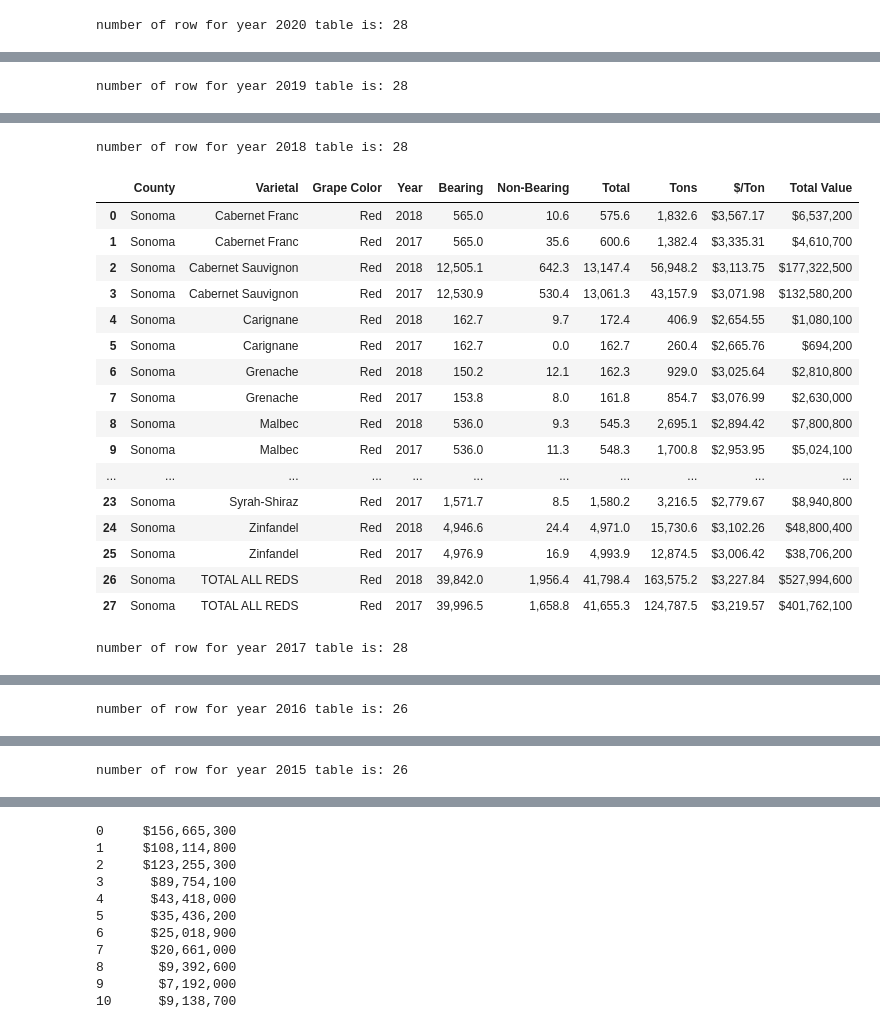
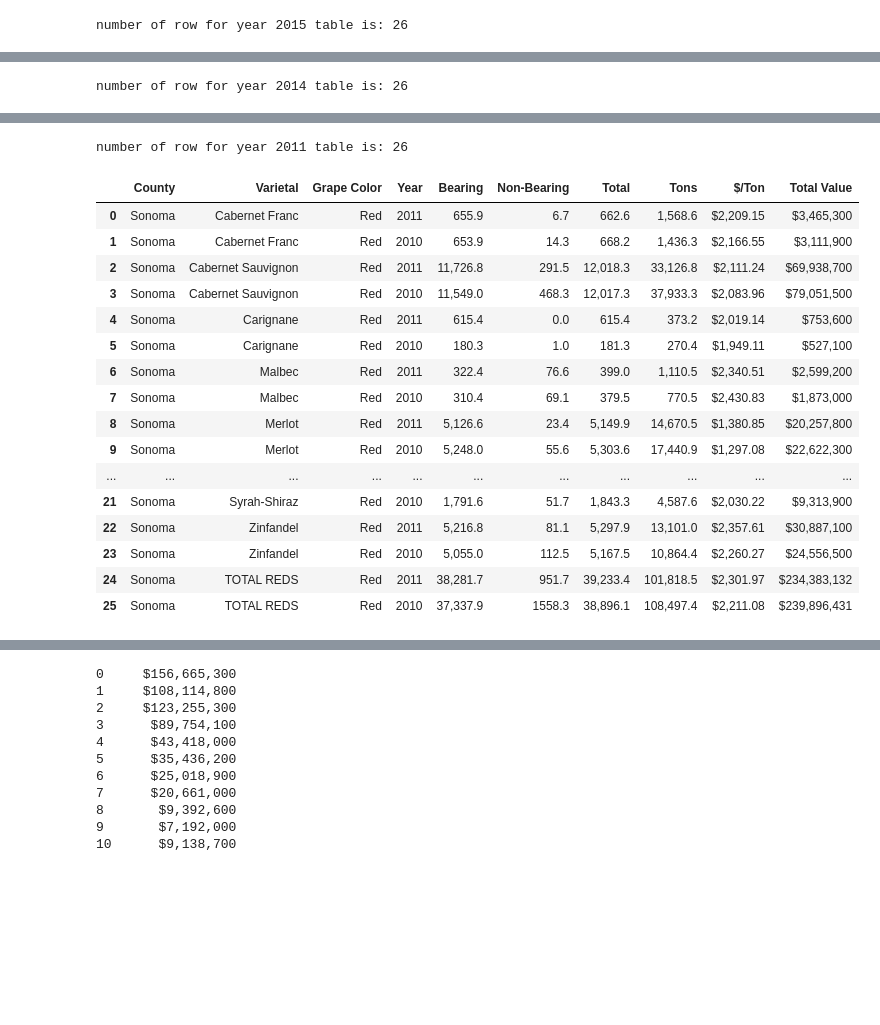
Before and after one commit to oscar6688/Farm-Smoke-Project, a Jupyter notebook: 2010s-2020s_sonoma.ipynb, the cells around one changed output, grey strips where cells are left out. Saved outputs shown, nothing was run; the diff lists cells and outputs as text; code cells hidden in the pictures; blank space fills up the shorter version.

```diff
--- a/2010s-2020s_sonoma.ipynb
+++ b/2010s-2020s_sonoma.ipynb
@@ -17,7 +19,7 @@ import camelot
 # If encounter SSL certify error - go to your Python 3.x.x folder and install Certification
 # %%
 csv = pd.read_csv('farm_smoke.csv')
-sonoma_data = csv.query('County == "Sonoma" and Year >= 2015').copy().reset_index(drop=True)
+sonoma_data = csv.query('County == "Sonoma" and Year >= 2011').copy().reset_index(drop=True)
 sonoma_data
 # %% [output]
 |  | County | Year | Links |
@@ -184,7 +267,16 @@ for link, year in zip(urls, sonoma_data['Year']):
 # %%
-def rename_replace_varietal_column(data):
+def rename_replace_varietal_column(table, year):
     new_columns = ['Varietal', 'Year', 'Bearing' , 'Non-Bearing', 'Total', 'Tons', '$/Ton', 'Total Value']
     data = table.rename(columns=dict(zip(table.columns,new_columns)))
+
+    if year == 2011:
+        # 2011 specific fixes
+        data.loc[24][0] = data.loc[25][0]
+        data.loc[27][0] = data.loc[28][0]
+        data.loc[28][0] = ''
+
+        # data drop empty row
+        data = data.query("Year != '' and Bearing != '' and Total != '' and Tons != ''")
 
     data['Varietal'] = data['Varietal'].replace('Mataro/', 'Mataro/Mouvedere')
     data['Varietal'] = data['Varietal'].replace('Cabernet', 'Cabernet Sauvignon')
@@ -203,6 +295,7 @@ def rename_replace_varietal_column(data):
     return data
 
 def add_shift_county_color_column(data):
+
     # add columns to last and pop
     data['County'] = 'Sonoma'
     first_column = data.pop('County')
@@ -227,6 +320,22 @@ def fix_incorrect_digits(data, year):
         data['Total'].str.replace('--', '0.0', regex=False)
         data['$/Ton'].str.replace(' .', '.', regex=False)
         data['Total Value'].str.replace(' ', ',')
+    elif year == 2011:
+        # for 2011 only
+        data['Bearing'] = data['Bearing'].str.replace(' ', '.')
+        data['Non-Bearing'] = data['Non-Bearing'].str.replace(' ', '.')
+        data['Total'] = data['Total'].str.replace(' ', '.')
+        data['Tons'] = data['Tons'].str.replace(' ', '.')
+        data['$/Ton'] = data['$/Ton'].str.replace(' ', '')
+        # data['Total Value'] = data['Total Value'].str.replace(' ', ',')
+
+        # specific for 2011
+        data['Bearing'] = data['Bearing'].str.replace('*', '', regex=False)
+        data['Tons'] = data['Tons'].str.replace('*', '', regex=False)
+        data['$/Ton'] = data['$/Ton'].str.replace('*', '', regex=False)
+        data['Total Value'] = data['Total Value'].str.replace('\n', '', regex=False)
+        data['Total Value'] = data['Total Value'].str.replace('(a)  $ ', '$', regex=False)
+        data['Total Value'] = data['Total Value'].str.replace('*', '', regex=False)
     else:
         data['Bearing'] = data['Bearing'].str.replace(' ', '.')
         data['Non-Bearing'] = data['Non-Bearing'].str.replace(' ', '.')
@@ -247,7 +356,7 @@ for table, year in zip(table_list, sonoma_data['Year']):
         table.drop([0,1,2], axis=0, inplace=True)
 
         # rename column names
-        data_varietal_replaced = rename_replace_varietal_column(table)
+        data_varietal_replaced = rename_replace_varietal_column(table, year)
         data_shifted = add_shift_county_color_column(data_varietal_replaced)
 
         # if exist a string that has empty space, add a '.' to complete the number
@@ -255,12 +364,13 @@ for table, year in zip(table_list, sonoma_data['Year']):
 
         print(f'number of row for year {year} table is: {len(data)}')
 
-        display(data)
-    elif year <= 2016:
+        # display(data)
+    # skips 2012 and 2013, their PDFs are not extractable
+    elif year <= 2016 and year != 2013 and year != 2012:
         table.drop([0,1], axis=0, inplace=True)
 
         # rename column names
-        data_varietal_replaced = rename_replace_varietal_column(table)
+        data_varietal_replaced = rename_replace_varietal_column(table, year)
         data_shifted = add_shift_county_color_column(data_varietal_replaced)
 
         # if exist a string that has empty space, add a '.' to complete the number
@@ -290,2 +405,2 @@ number of row for year 2021 table is: 28
-number of row for year 2020 table is: 28
+number of row for year 2015 table is: 26
 |  | County | Varietal | Grape Color | Year | Bearing | Non-Bearing | Total | Tons | $/Ton | Total Value |
@@ -308,2 +423,2 @@ number of row for year 2020 table is: 28
-number of row for year 2019 table is: 28
+number of row for year 2014 table is: 26
 |  | County | Varietal | Grape Color | Year | Bearing | Non-Bearing | Total | Tons | $/Ton | Total Value |
@@ -326,19 +441,18 @@ number of row for year 2019 table is: 28
-number of row for year 2018 table is: 28
+number of row for year 2011 table is: 26
 |  | County | Varietal | Grape Color | Year | Bearing | Non-Bearing | Total | Tons | $/Ton | Total Value |
-| 0 | Sonoma | Cabernet Franc | Red | 2018 | 565.0 | 10.6 | 575.6 | 1,832.6 | $3,567.17 | $6,537,200 |
-| 1 | Sonoma | Cabernet Franc | Red | 2017 | 565.0 | 35.6 | 600.6 | 1,382.4 | $3,335.31 | $4,610,700 |
-| 2 | Sonoma | Cabernet Sauvignon | Red | 2018 | 12,505.1 | 642.3 | 13,147.4 | 56,948.2 | $3,113.75 | $177,322,500 |
-| 3 | Sonoma | Cabernet Sauvignon | Red | 2017 | 12,530.9 | 530.4 | 13,061.3 | 43,157.9 | $3,071.98 | $132,580,200 |
-| 4 | Sonoma | Carignane | Red | 2018 | 162.7 | 9.7 | 172.4 | 406.9 | $2,654.55 | $1,080,100 |
-| 5 | Sonoma | Carignane | Red | 2017 | 162.7 | 0.0 | 162.7 | 260.4 | $2,665.76 | $694,200 |
-| 6 | Sonoma | Grenache | Red | 2018 | 150.2 | 12.1 | 162.3 | 929.0 | $3,025.64 | $2,810,800 |
-| 7 | Sonoma | Grenache | Red | 2017 | 153.8 | 8.0 | 161.8 | 854.7 | $3,076.99 | $2,630,000 |
-| 8 | Sonoma | Malbec | Red | 2018 | 536.0 | 9.3 | 545.3 | 2,695.1 | $2,894.42 | $7,800,800 |
-| 9 | Sonoma | Malbec | Red | 2017 | 536.0 | 11.3 | 548.3 | 1,700.8 | $2,953.95 | $5,024,100 |
+| 0 | Sonoma | Cabernet Franc | Red | 2011 | 655.9 | 6.7 | 662.6 | 1,568.6 | $2,209.15 | $3,465,300 |
+| 1 | Sonoma | Cabernet Franc | Red | 2010 | 653.9 | 14.3 | 668.2 | 1,436.3 | $2,166.55 | $3,111,900 |
+| 2 | Sonoma | Cabernet Sauvignon | Red | 2011 | 11,726.8 | 291.5 | 12,018.3 | 33,126.8 | $2,111.24 | $69,938,700 |
+| 3 | Sonoma | Cabernet Sauvignon | Red | 2010 | 11,549.0 | 468.3 | 12,017.3 | 37,933.3 | $2,083.96 | $79,051,500 |
+| 4 | Sonoma | Carignane | Red | 2011 | 615.4 | 0.0 | 615.4 | 373.2 | $2,019.14 | $753,600 |
+| 5 | Sonoma | Carignane | Red | 2010 | 180.3 | 1.0 | 181.3 | 270.4 | $1,949.11 | $527,100 |
+| 6 | Sonoma | Malbec | Red | 2011 | 322.4 | 76.6 | 399.0 | 1,110.5 | $2,340.51 | $2,599,200 |
+| 7 | Sonoma | Malbec | Red | 2010 | 310.4 | 69.1 | 379.5 | 770.5 | $2,430.83 | $1,873,000 |
+| 8 | Sonoma | Merlot | Red | 2011 | 5,126.6 | 23.4 | 5,149.9 | 14,670.5 | $1,380.85 | $20,257,800 |
+| 9 | Sonoma | Merlot | Red | 2010 | 5,248.0 | 55.6 | 5,303.6 | 17,440.9 | $1,297.08 | $22,622,300 |
 | ... | ... | ... | ... | ... | ... | ... | ... | ... | ... | ... |
-| 23 | Sonoma | Syrah-Shiraz | Red | 2017 | 1,571.7 | 8.5 | 1,580.2 | 3,216.5 | $2,779.67 | $8,940,800 |
-| 24 | Sonoma | Zinfandel | Red | 2018 | 4,946.6 | 24.4 | 4,971.0 | 15,730.6 | $3,102.26 | $48,800,400 |
-| 25 | Sonoma | Zinfandel | Red | 2017 | 4,976.9 | 16.9 | 4,993.9 | 12,874.5 | $3,006.42 | $38,706,200 |
-| 26 | Sonoma | TOTAL ALL REDS | Red | 2018 | 39,842.0 | 1,956.4 | 41,798.4 | 163,575.2 | $3,227.84 | $527,994,600 |
-| 27 | Sonoma | TOTAL ALL REDS | Red | 2017 | 39,996.5 | 1,658.8 | 41,655.3 | 124,787.5 | $3,219.57 | $401,762,100 |
+| 21 | Sonoma | Syrah-Shiraz | Red | 2010 | 1,791.6 | 51.7 | 1,843.3 | 4,587.6 | $2,030.22 | $9,313,900 |
+| 22 | Sonoma | Zinfandel | Red | 2011 | 5,216.8 | 81.1 | 5,297.9 | 13,101.0 | $2,357.61 | $30,887,100 |
+| 23 | Sonoma | Zinfandel | Red | 2010 | 5,055.0 | 112.5 | 5,167.5 | 10,864.4 | $2,260.27 | $24,556,500 |
+| 24 | Sonoma | TOTAL REDS | Red | 2011 | 38,281.7 | 951.7 | 39,233.4 | 101,818.5 | $2,301.97 | $234,383,132 |
+| 25 | Sonoma | TOTAL REDS | Red | 2010 | 37,337.9 | 1558.3 | 38,896.1 | 108,497.4 | $2,211.08 | $239,896,431 |
-number of row for year 2017 table is: 28
@@ -362 +458,0 @@ number of row for year 2017 table is: 28
-number of row for year 2016 table is: 26
@@ -380 +458,0 @@ number of row for year 2016 table is: 26
-number of row for year 2015 table is: 26
```
Also changed, not shown: parts of 22 cells of this notebook, 3 other files.
